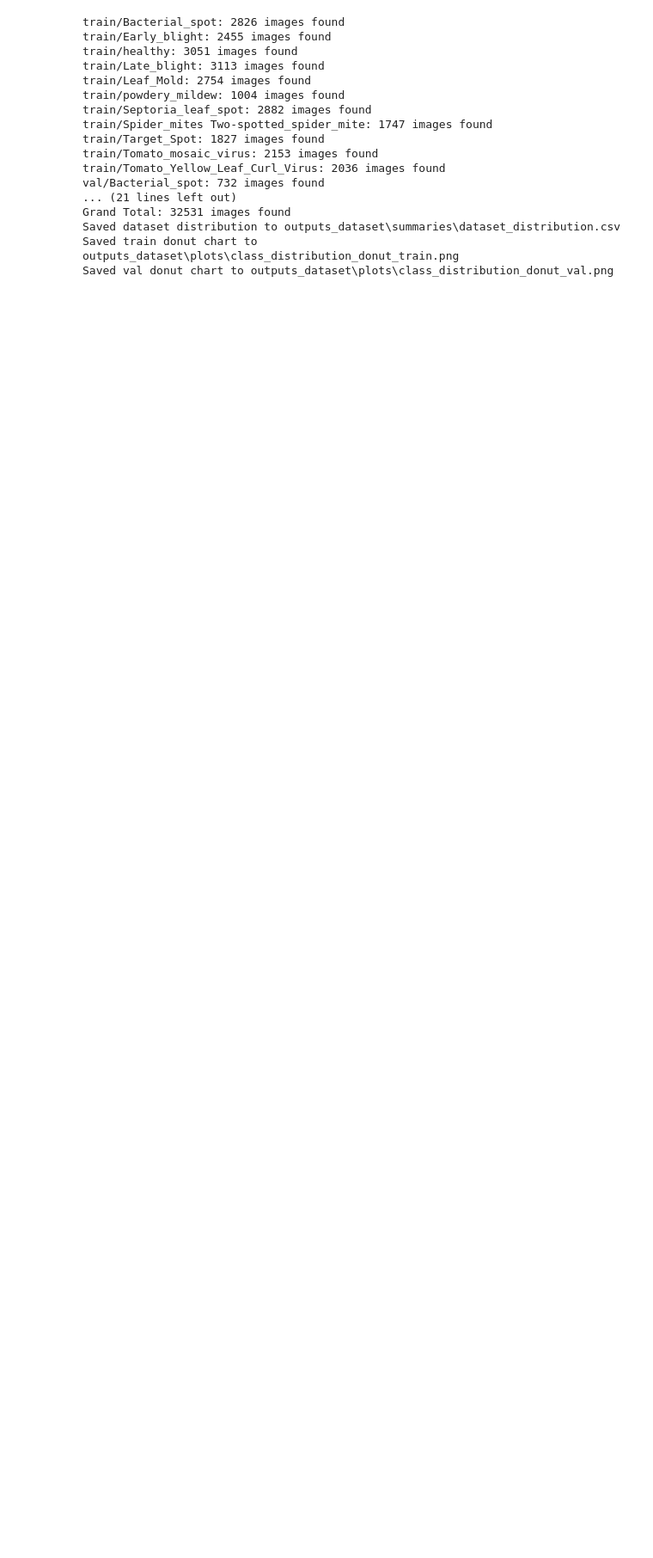
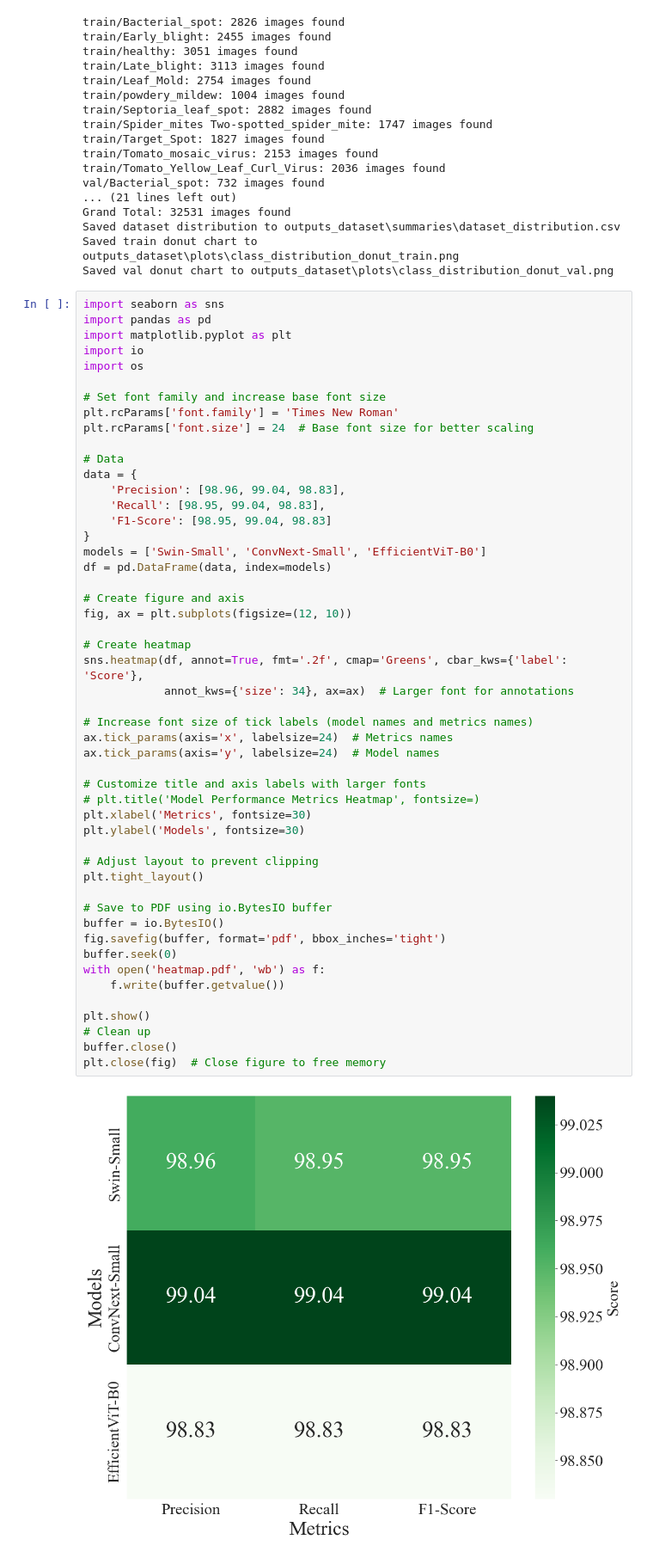
Before and after one commit to Nishan-Charlie/ViT-RoT, a Jupyter notebook: ploter.ipynb, the cells around one changed output. Shown at 86% size. Cells and saved outputs as stored; diff of their text form; blank space fills up the shorter version.

```diff
--- a/ploter.ipynb
+++ b/ploter.ipynb
@@ -1980,3 +1980,55 @@ Grand Total: 32531 images found
 Saved dataset distribution to outputs_dataset\summaries\dataset_distribution.csv
 Saved train donut chart to outputs_dataset\plots\class_distribution_donut_train.png
 Saved val donut chart to outputs_dataset\plots\class_distribution_donut_val.png
+# %%
+import seaborn as sns
+import pandas as pd
+import matplotlib.pyplot as plt
+import io
+import os
+
+# Set font family and increase base font size
+plt.rcParams['font.family'] = 'Times New Roman'
+plt.rcParams['font.size'] = 24  # Base font size for better scaling
+
+# Data
+data = {
+    'Precision': [98.96, 99.04, 98.83],
+    'Recall': [98.95, 99.04, 98.83],
+    'F1-Score': [98.95, 99.04, 98.83]
+}
+models = ['Swin-Small', 'ConvNext-Small', 'EfficientViT-B0']
+df = pd.DataFrame(data, index=models)
+
+# Create figure and axis
+fig, ax = plt.subplots(figsize=(12, 10))
+
+# Create heatmap
+sns.heatmap(df, annot=True, fmt='.2f', cmap='Greens', cbar_kws={'label': 'Score'},
+            annot_kws={'size': 34}, ax=ax)  # Larger font for annotations
+
+# Increase font size of tick labels (model names and metrics names)
+ax.tick_params(axis='x', labelsize=24)  # Metrics names
+ax.tick_params(axis='y', labelsize=24)  # Model names
+
+# Customize title and axis labels with larger fonts
+# plt.title('Model Performance Metrics Heatmap', fontsize=)
+plt.xlabel('Metrics', fontsize=30)
+plt.ylabel('Models', fontsize=30)
+
+# Adjust layout to prevent clipping
+plt.tight_layout()
+
+# Save to PDF using io.BytesIO buffer
+buffer = io.BytesIO()
+fig.savefig(buffer, format='pdf', bbox_inches='tight')
+buffer.seek(0)
+with open('heatmap.pdf', 'wb') as f:
+    f.write(buffer.getvalue())
+
+plt.show()
+# Clean up
+buffer.close()
+plt.close(fig)  # Close figure to free memory
+# %% [output]
+[figure, added]
```
Also changed, not shown: parts of 1 cell of this notebook, 44 other files.
